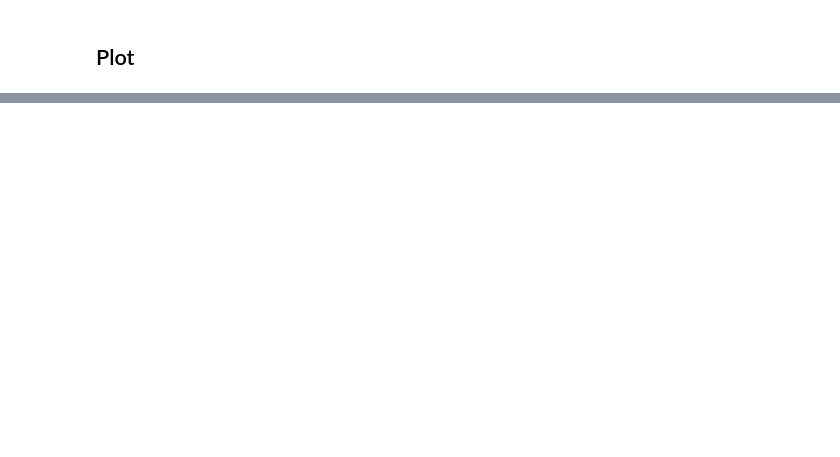
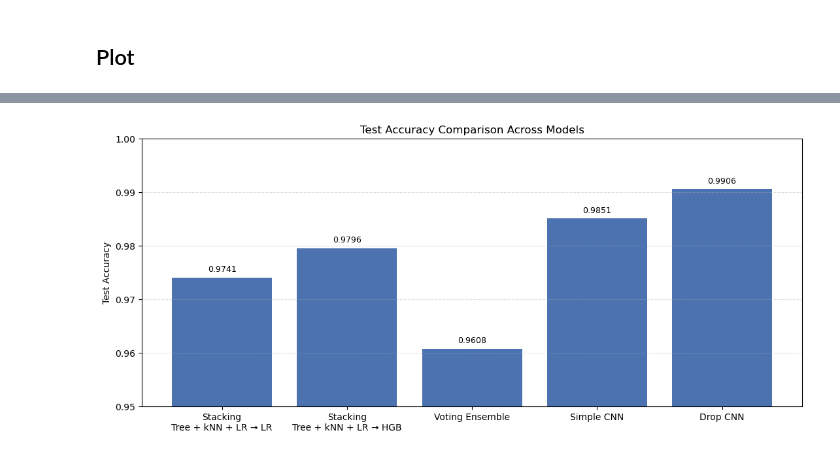
Before and after one commit to leyla-louache/mnist-project, a Jupyter notebook: results/final_comparison.ipynb, the cells around one changed output, grey strips where cells are left out. Drawn from its saved outputs; the diff is of its cells as text; code cells hidden in the pictures; blank space fills up the shorter version.

```diff
--- a/results/final_comparison.ipynb
+++ b/results/final_comparison.ipynb
@@ -113,0 +69,4 @@ Comparison Table :
+# %%
+robustness_df = pd.DataFrame(robustness_results)
+
+robustness_df.head()
@@ -113,0 +82,9 @@ Comparison Table :
+# %%
+clean_cnn_selected = robustness_df[
+    robustness_df["model"].isin([
+        "model_simple.keras_clean",
+        "model_drop.keras_clean"
+    ])
+][["model", "accuracy", "f1_weighted"]]
+
+clean_cnn_selected
@@ -175,0 +187,71 @@ plt.show()
+# %%
+model_labels = []
+test_accuracies = []
+
+for _, row in df.iterrows():
+
+    if row["source_file"] == "01_ensemble.json":
+        label = "Stacking\nTree + kNN + LR → LR"
+
+    elif row["source_file"] == "02_ensemble.json":
+        label = "Stacking\nTree + kNN + LR → HGB"
+
+    elif row["source_file"] == "03_ensemble.json":
+        label = row["category"]
+
+    else:
+        label = row["category"]
+
+    model_labels.append(label)
+    test_accuracies.append(row["test_accuracy"])
+
+label_map = {
+    "model_simple.keras_clean": "Simple CNN",
+    "model_drop.keras_clean": "Drop CNN"
+}
+
+for _, row in clean_cnn_selected.iterrows():
+    model_labels.append(label_map.get(row["model"], row["model"]))
+    test_accuracies.append(row["accuracy"])
+
+x = np.arange(len(model_labels))
+
+plt.figure(figsize=(11,5))
+
+bars = plt.bar(
+    x,
+    test_accuracies,
+    color="#4C72B0"
+)
+
+plt.xticks(x, model_labels, rotation=0, ha="center")
+
+plt.ylabel("Test Accuracy")
+plt.title("Test Accuracy Comparison Across Models")
+
+plt.ylim(0.95, 1.0)
+
+plt.grid(axis="y", linestyle="--", alpha=0.4)
+
+# add value labels
+for bar in bars:
+    h = bar.get_height()
+    plt.text(
+        bar.get_x()+bar.get_width()/2,
+        h + 0.001,
+        f"{h:.4f}",
+        ha="center",
+        fontsize=9
+    )
+
+plt.tight_layout()
+
+plt.savefig(
+    "../plot/test_accuracy_all_models.png",
+    dpi=300,
+    bbox_inches="tight"
+)
+
+plt.show()
+# %% [output]
+[figure, added]
```
Also changed, not shown: parts of 24 cells of this notebook, 25 other files.
